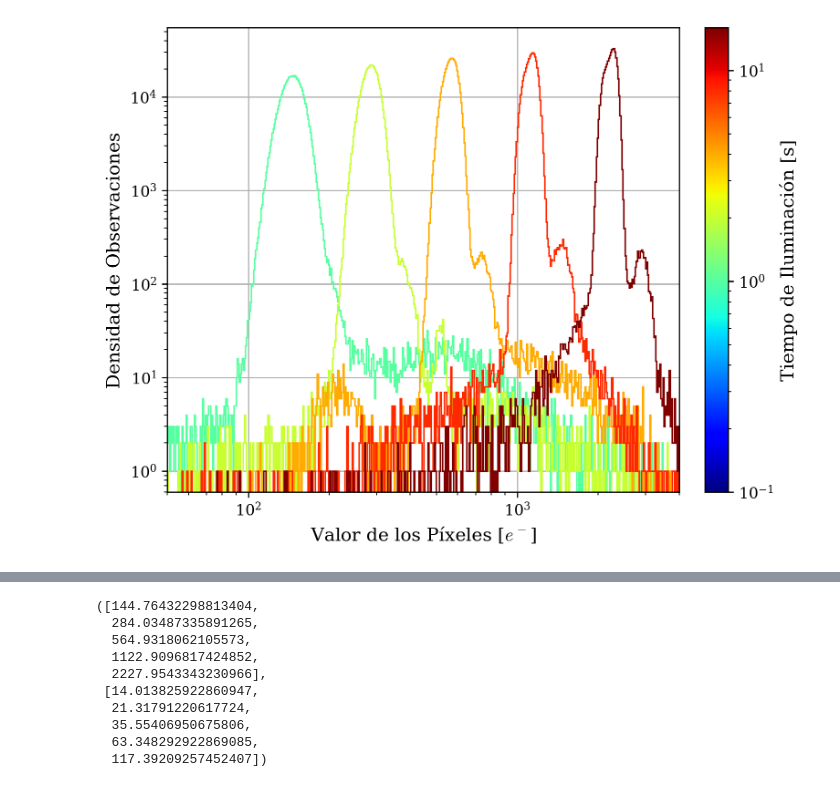
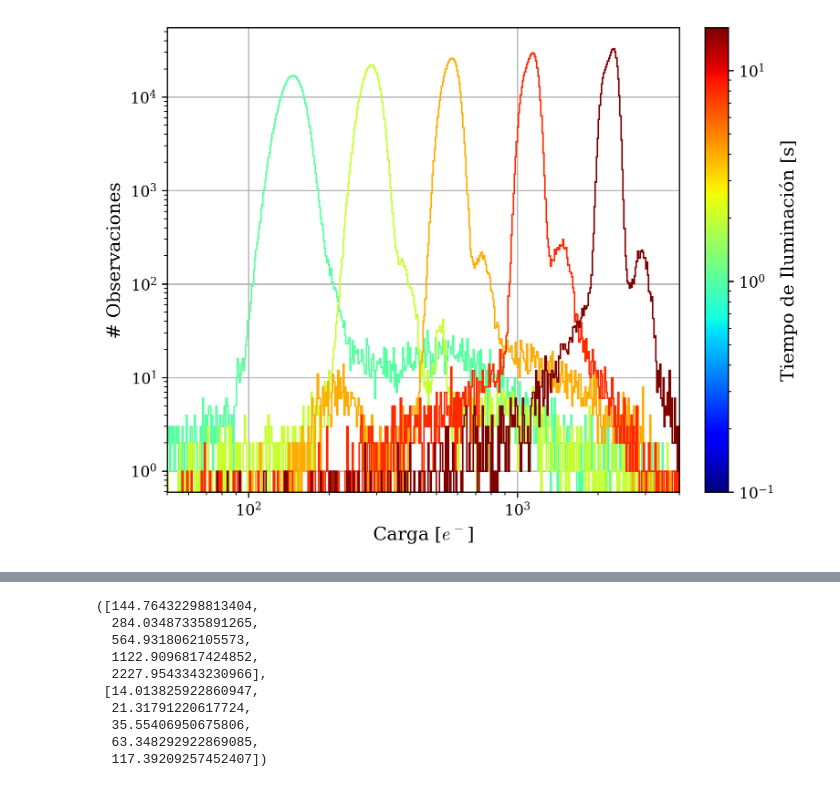
Before and after one commit to agustinbrusco/LAMBDA_Hub, a Jupyter notebook: skipper_image_analysis/ilumination_analysis.ipynb, the cells around one changed output, grey strips where cells are left out. Drawn from its saved outputs; the diff is of its cells as text; code cells hidden in the pictures.

```diff
--- a/skipper_image_analysis/ilumination_analysis.ipynb
+++ b/skipper_image_analysis/ilumination_analysis.ipynb
@@ -119,35 +119,35 @@ for exp_time in exposure_times:
         ancho_dist.append(test_data.std())
 
 
     if min_val is None:
         min_val = np.nanmin(test_data)
     if tope is None:
         tope = np.nanmax(test_data)
     cuentas, valores, _ = ax.hist(
         test_data[
             (test_data > min_val)
             & (test_data < tope)
         ],
         bins=np.geomspace(min_val, tope, n_bins),
         histtype="step",
         color=EXP_TIME_CMAP.to_rgba(exp_time),
         label=f"{exp_time} s",
         # density=True,
     )
 
 ax.grid(True)
 plt.colorbar(
     EXP_TIME_CMAP, label="Tiempo de Iluminación [s]", ax=ax,
     # orientation="horizontal", location="top",
 )
 ax.set_yscale("log")
 ax.set_xscale("log")
 ax.set_xlim(min_val, tope)
-ax.set_xlabel("Valor de los Píxeles [$e^-$]")
-ax.set_ylabel("Densidad de Observaciones")
+ax.set_xlabel("Carga [$e^-$]")
+ax.set_ylabel("# Observaciones")
 
 plt.show()
 # %% [output]
-[figure, old version]
+[figure, new version]
 # %%
 fig, ax = plt.subplots(1, 1, constrained_layout=True)
```
Also changed, not shown: parts of 1 cell of this notebook, 3 other files.
